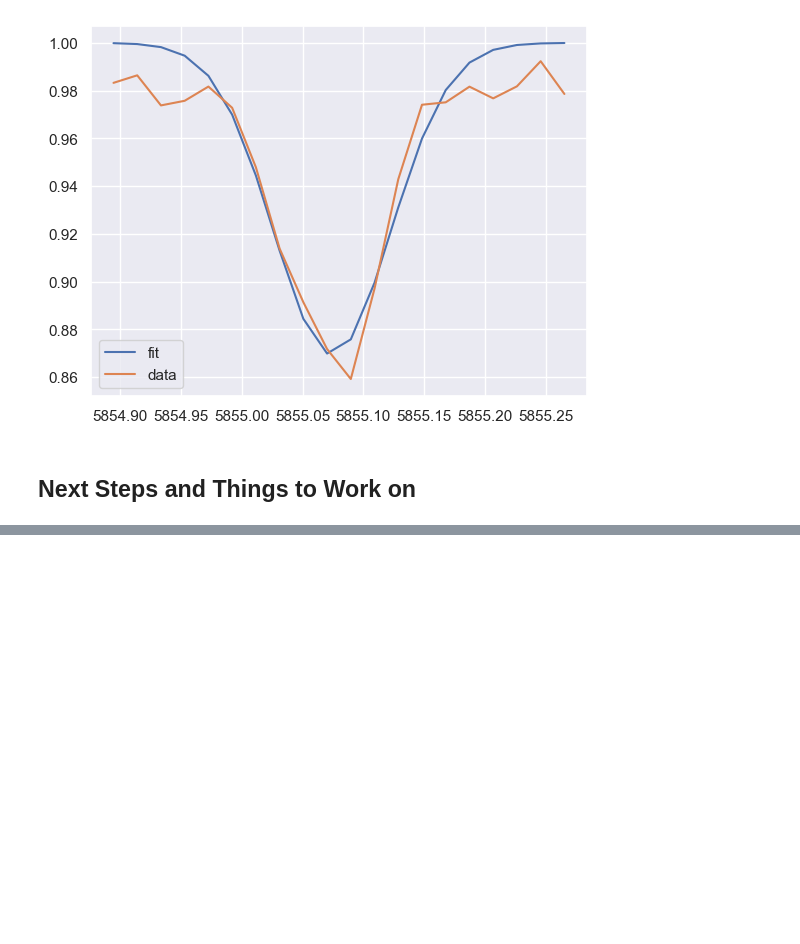
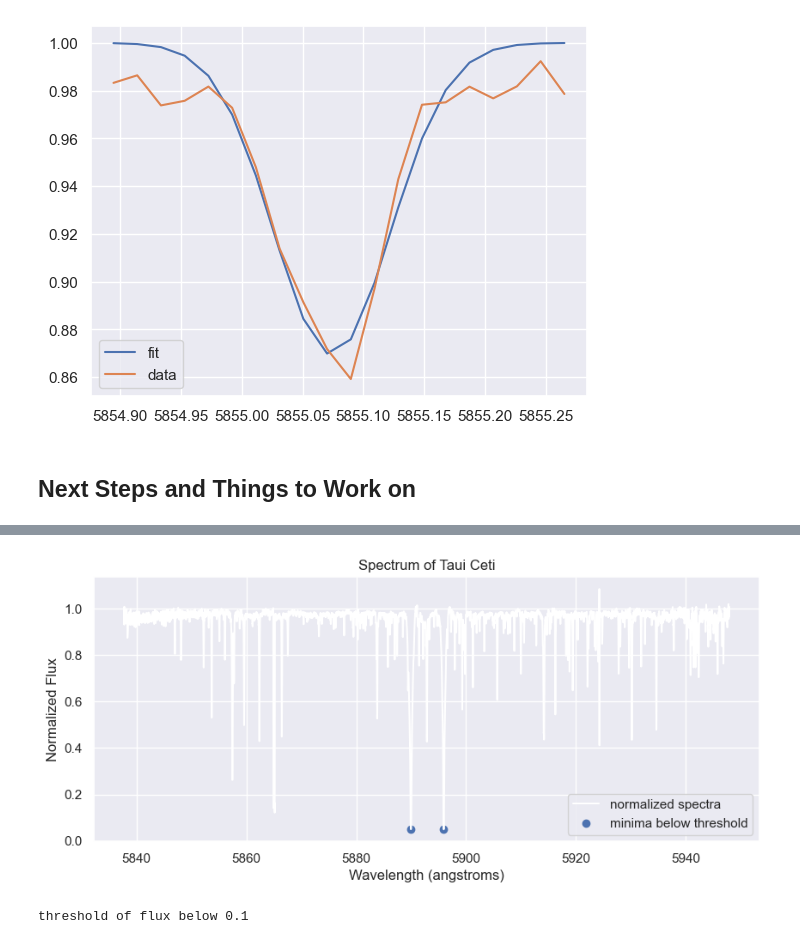
Before and after one commit to howardisaacson/Intro-2-Spectra, a Jupyter notebook: analysis/NEID_analysis/PSF finder.ipynb, the cells around one changed output, grey strips where cells are left out. Cells and saved outputs as stored; diff of their text form; code cells hidden in the pictures; blank space fills up the shorter version.

```diff
--- a/analysis/NEID_analysis/PSF finder.ipynb
+++ b/analysis/NEID_analysis/PSF finder.ipynb
@@ -335,0 +373,23 @@ for j in values:
+# %%
+threshold = 0.1 #min flux must be less
+min_fl= []
+min_wl = []
+#finding minima that fit within the threshold:
+for i in np.arange(len(wl_range)):
+    if fl[i] < threshold: #assiming minima dont lie at endpoints
+        if fl[i-1] > fl[i] and fl[i] < fl[i+1]:
+            min_fl.append(fl[i])
+            min_wl.append(wl[i])
+# %%
+plt.figure(figsize = (10,4))
+plt.plot(wl, fl, c = 'white', label = 'normalized spectra')
+plt.scatter(min_wl, min_fl, label = 'minima below threshold')
+plt.title('Spectrum of Taui Ceti')
+plt.xlabel('Wavelength (angstroms)')
+plt.ylabel('Normalized Flux')
+plt.legend()
+plt.show()
+print('threshold of flux below ' + str(threshold))
+# %% [output]
+[figure, added]
+threshold of flux below 0.1
```
Also changed, not shown: parts of 7 cells of this notebook, 5 other files.
